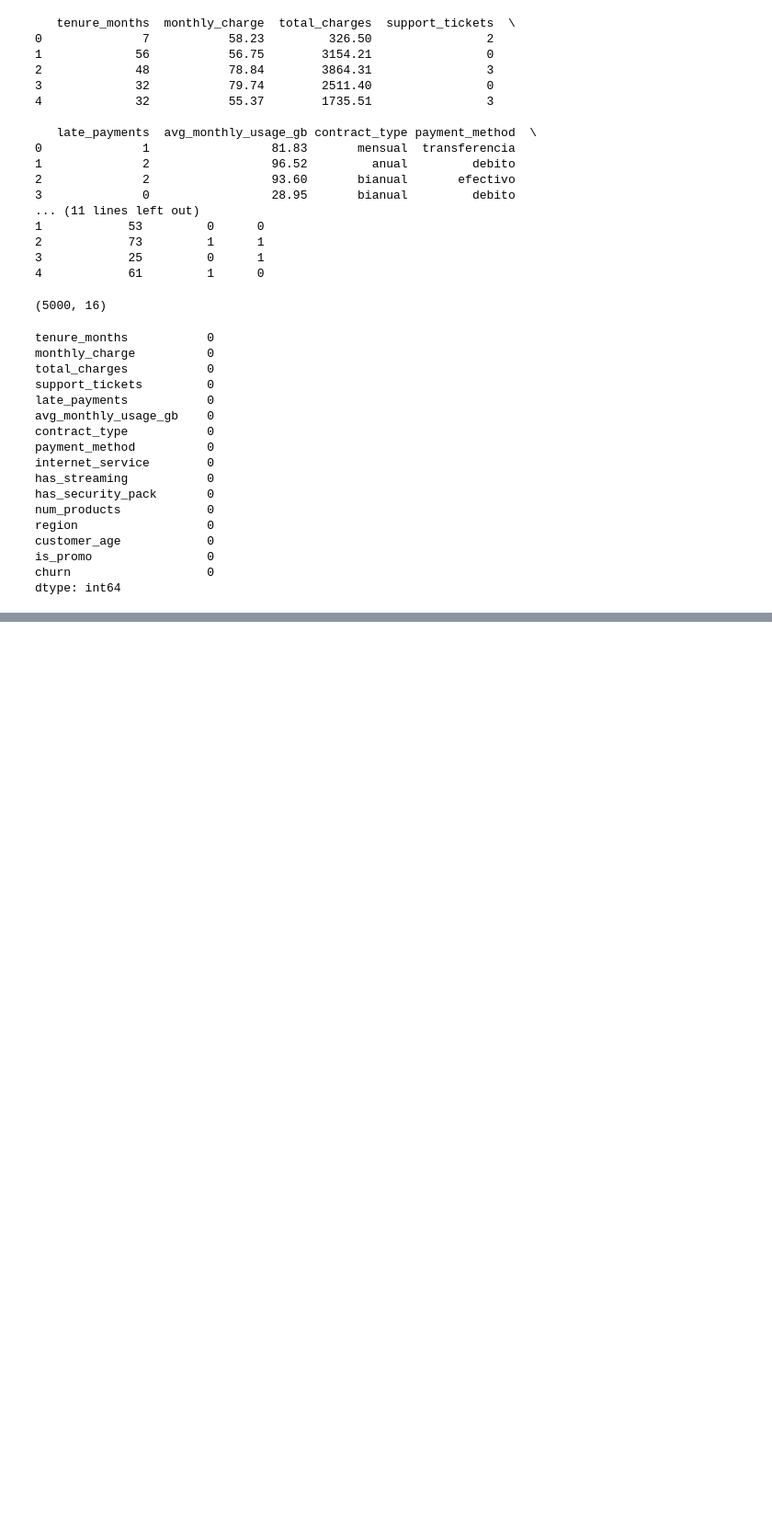
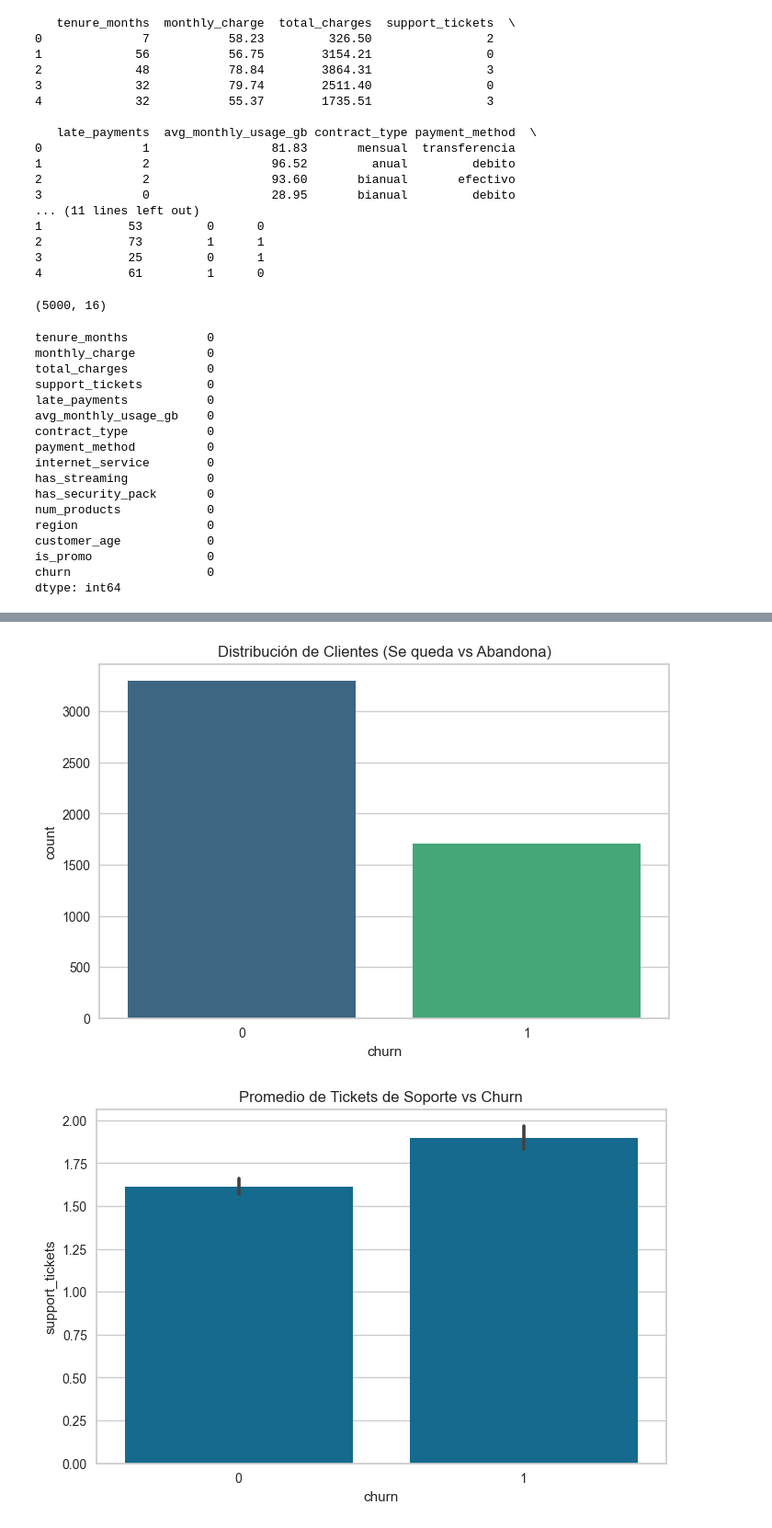
Before and after one commit to JuanManuelResquin84/Portafolio_03_Proyecto_AndesLink_MLOps, a Jupyter notebook: notebooks/01_EDA_AndesLink.ipynb, the cells around one changed output, grey strips where cells are left out. Shown at 92% size. Saved outputs shown, nothing was run; the diff lists cells and outputs as text; code cells hidden in the pictures; blank space fills up the shorter version.

```diff
--- a/notebooks/01_EDA_AndesLink.ipynb
+++ b/notebooks/01_EDA_AndesLink.ipynb
@@ -199,0 +172,27 @@ weighted avg       0.71      0.71      0.66      1000
+# %%
+import matplotlib.pyplot as plt
+import seaborn as sns
+import os
+
+# Definimos la ruta para que suba un nivel afuera de la carpeta del notebook
+# y entre en la carpeta 'reports' que está en la raíz de AndesLink
+ruta_reports = '../reports'
+
+# Distribución de Clientes
+plt.figure(figsize=(8, 5))
+# Aquí va tu código de gráfico, por ejemplo:
+sns.countplot(data=df, x='churn', palette='viridis')
+plt.title('Distribución de Clientes (Se queda vs Abandona)')
+plt.savefig(f'{ruta_reports}/distribucion_clientes.png', dpi=300, bbox_inches='tight')
+plt.show()
+
+
+# Tickets de Soporte
+plt.figure(figsize=(8, 5))
+sns.barplot(data=df, x='churn', y='support_tickets')
+plt.title('Promedio de Tickets de Soporte vs Churn')
+plt.savefig(f'{ruta_reports}/tickets_soporte_vs_churn.png', dpi=300, bbox_inches='tight')
+plt.show()
+# %% [output]
+[figure, added]
+[figure, added]
```
Also changed, not shown: parts of 19 cells of this notebook, 4 other files.
